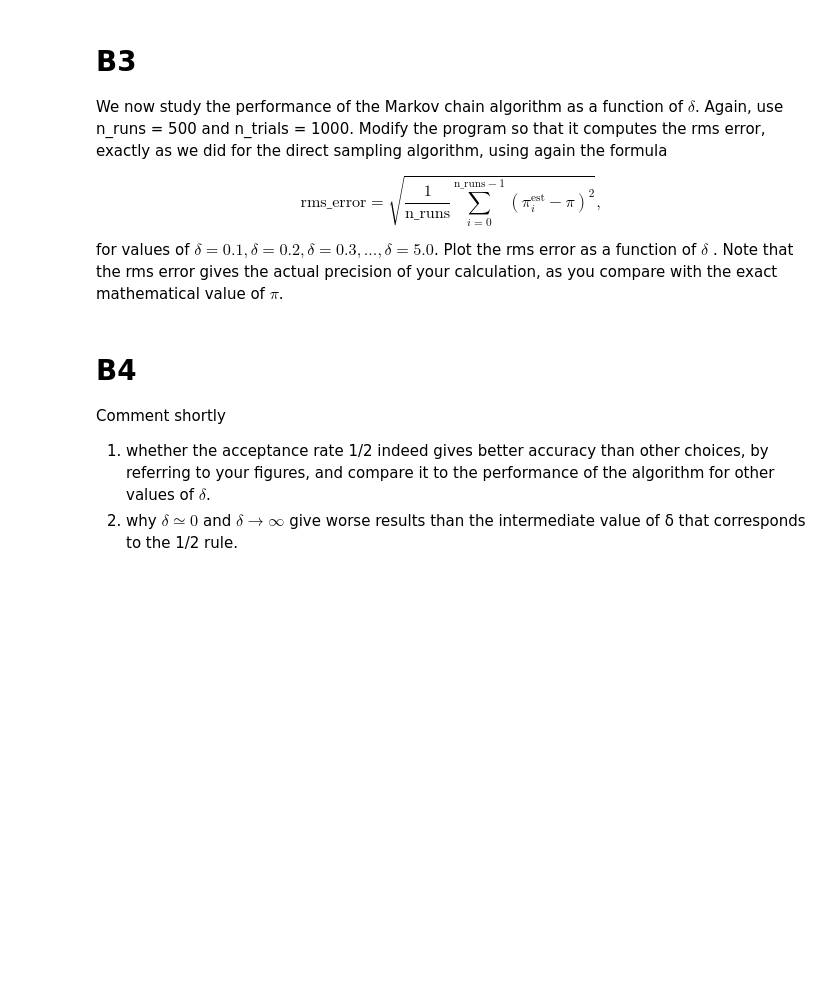
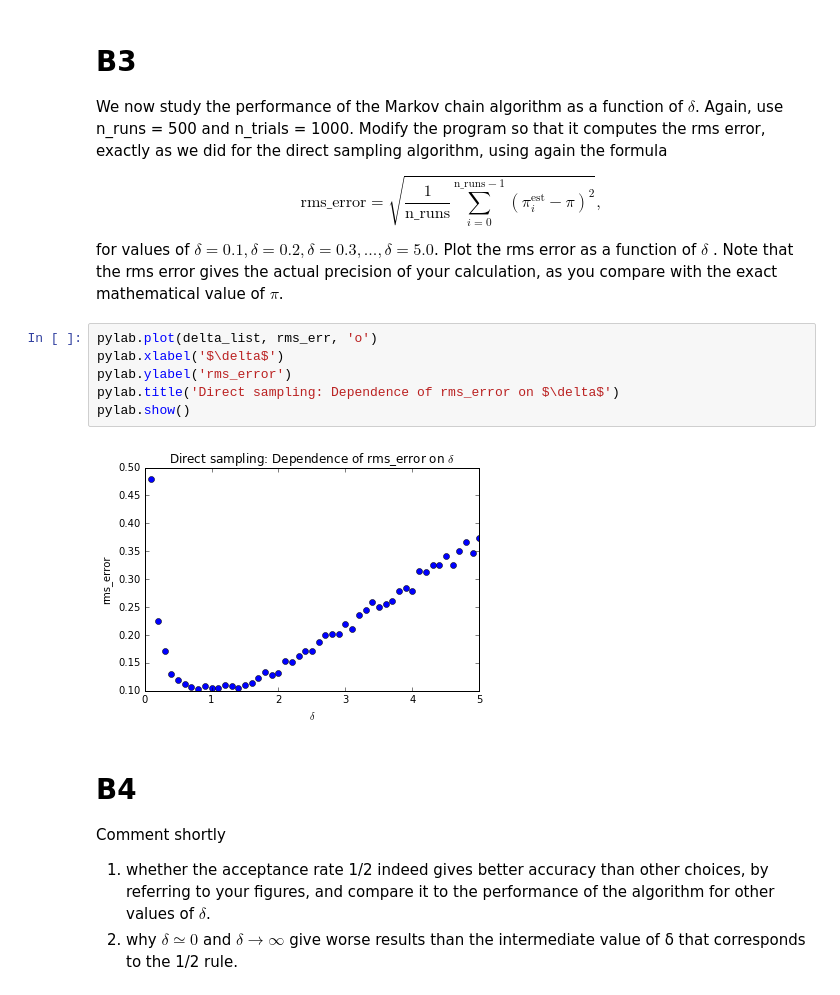
Before and after one commit to MirekJ/mirekJ_7110_v2, a Jupyter notebook: Homework/HW1.ipynb, the cells around one changed output. Saved outputs shown, nothing was run; the diff lists cells and outputs as text; blank space fills up the shorter version.

```diff
--- a/Homework/HW1.ipynb
+++ b/Homework/HW1.ipynb
@@ -107,6 +163,14 @@ $$
 
 for values of $\delta=0.1, \delta=0.2, \delta=0.3,..., \delta=5.0$. Plot the rms error as a function of $\delta$ . Note
 that the rms error gives the actual precision of your calculation, as you compare with the exact mathematical value of $\pi$.
+# %%
+pylab.plot(delta_list, rms_err, 'o')
+pylab.xlabel('$\delta$')
+pylab.ylabel('rms_error')
+pylab.title('Direct sampling: Dependence of rms_error on $\delta$')
+pylab.show()
+# %% [output]
+[figure, added]
 # %% [markdown]
 # B4
 Comment shortly
```
Also changed, not shown: parts of 9 cells of this notebook.
